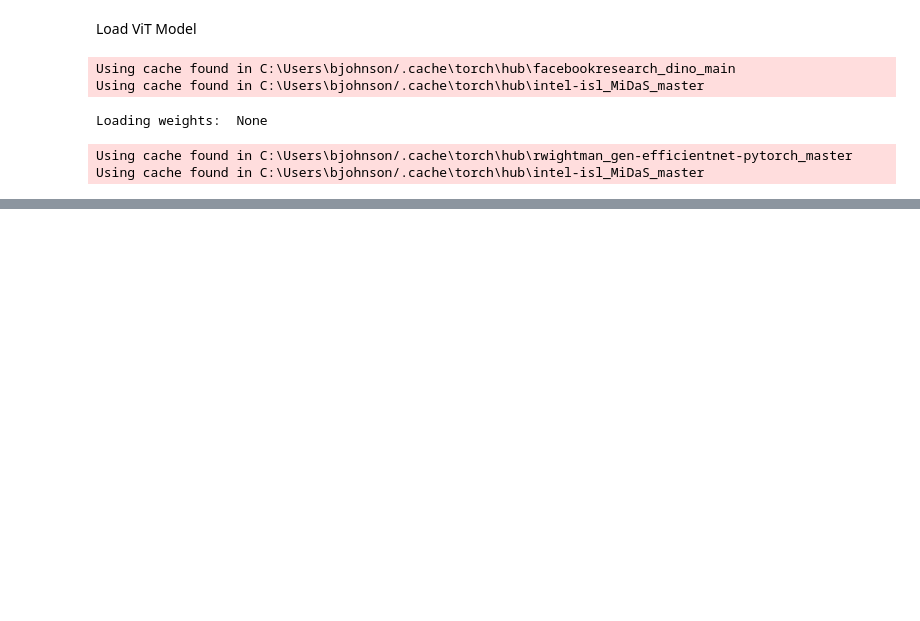
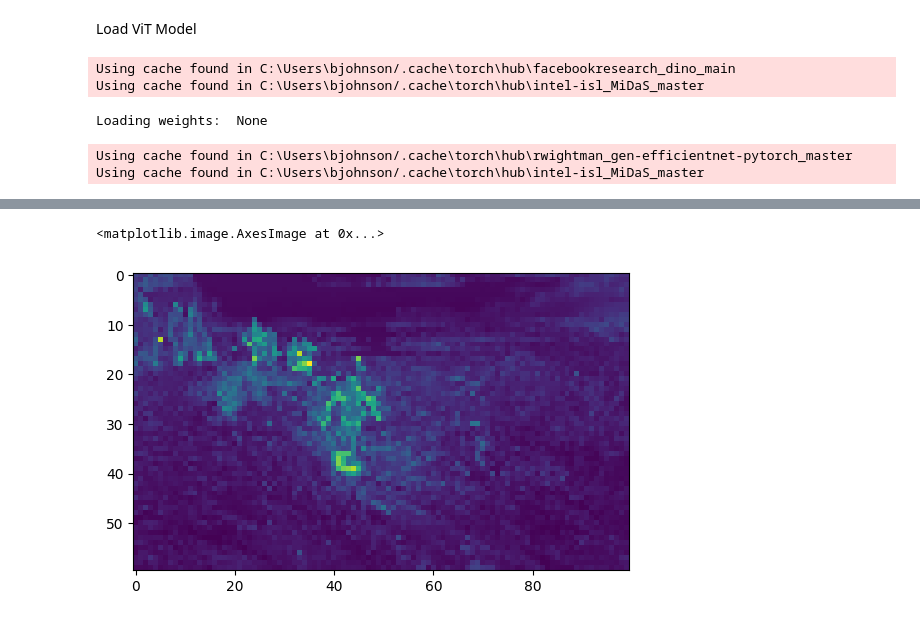
Before and after one commit to brianjohnson555/HapticDisplay, a Jupyter notebook: vis_attention_video.ipynb, the cells around one changed output, grey strips where cells are left out. Cells and saved outputs as stored; diff of their text form; code cells hidden in the pictures; blank space fills up the shorter version.

```diff
--- a/vis_attention_video.ipynb
+++ b/vis_attention_video.ipynb
@@ -149,0 +107,28 @@ ValueError: unknown file extension: .mp4
+# %%
+model.eval()
+model.to(device)
+# start_time = time.time()
+attentions = model.get_last_selfattention(Tx3)
+# print("--- %s seconds ---" % (time.time() - start_time))
+
+nh = attentions.shape[1]
+print(attentions.shape)
+attentions = attentions[0, :, 3, 1:].reshape(nh,-1)
+print(attentions.shape)
+patch_size = 16
+w_featmap = Tx3.shape[-2] // patch_size
+h_featmap = Tx3.shape[-1] // patch_size
+print(w_featmap)
+print(Tx3.shape[-1])
+print(h_featmap)
+
+# interpolate
+print(attentions.shape)
+attentions = attentions.reshape(nh, w_featmap, h_featmap)
+print(attentions.shape)
+attentions = nn.functional.interpolate(attentions.unsqueeze(0), scale_factor=1, mode="nearest")[0].detach().numpy()
+print(attentions.shape)
+attentions_mean = np.mean(attentions, axis=0)
+attentions_list.append(attentions_mean)
+
+print(attentions_mean.shape)
@@ -149,0 +145,7 @@ ValueError: unknown file extension: .mp4
+# %%
+ims = []
+figure = plt.figure()
+plt.imshow(attentions_mean)
+# %% [output]
+<matplotlib.image.AxesImage at 0x...>
+[figure, added]
```
Also changed, not shown: parts of 10 cells of this notebook.
